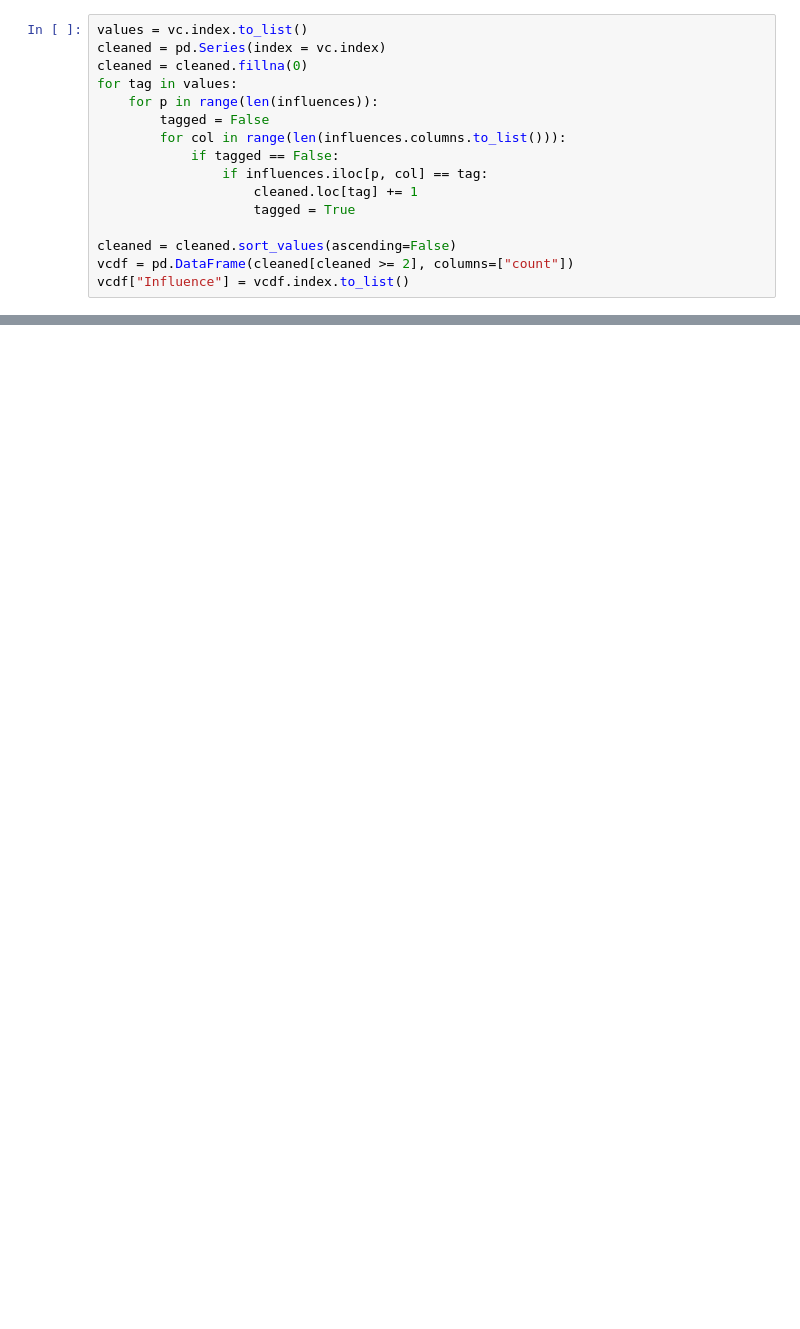
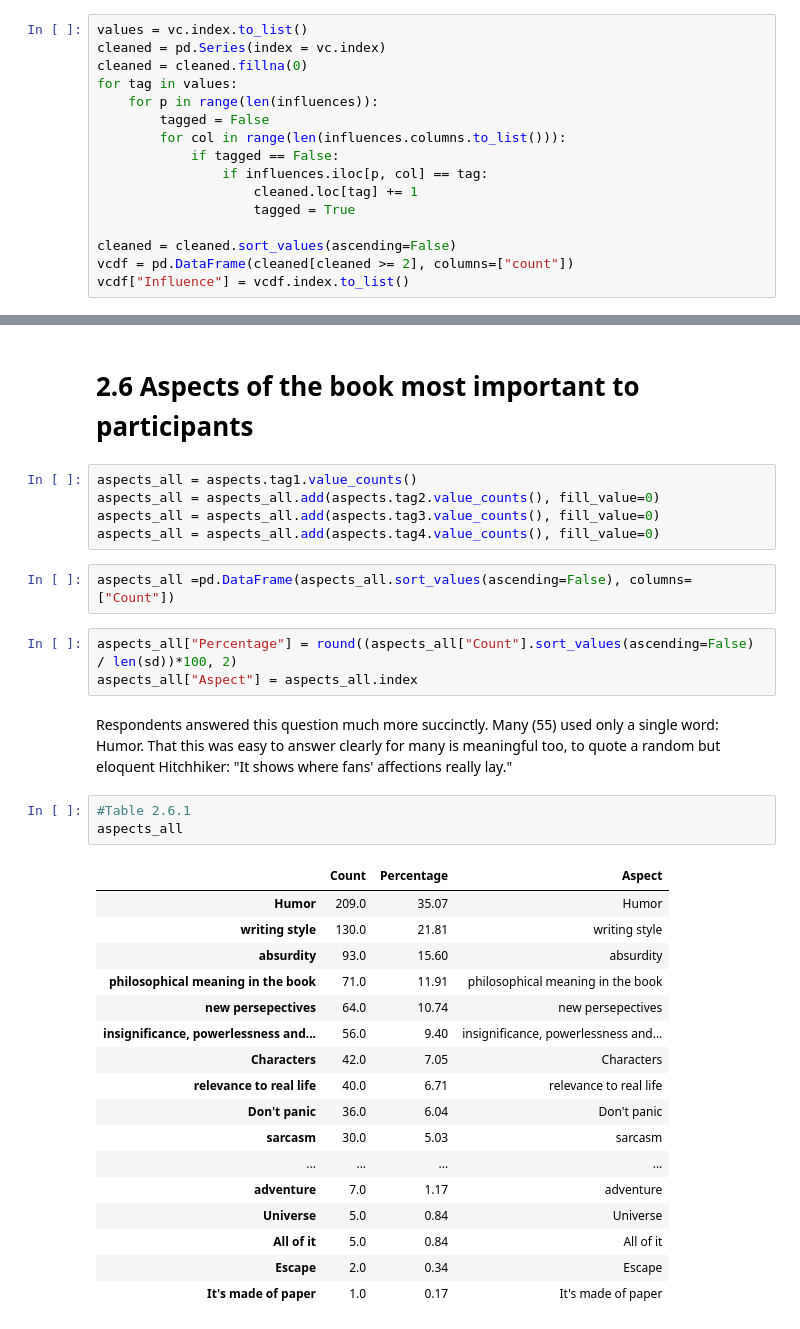
Before and after one commit to aegonwolf/hhg2g, a Jupyter notebook: hhg2g.ipynb, the cells around one changed output, grey strips where cells are left out. Drawn from its saved outputs; the diff is of its cells as text; blank space fills up the shorter version.

```diff
--- a/hhg2g.ipynb
+++ b/hhg2g.ipynb
@@ -413,0 +428,36 @@ Aspect respondent 401 found the most interesting: The absurdity
+# %% [markdown]
+# 2.6 Aspects of the book most important to participants
+# %%
+aspects_all = aspects.tag1.value_counts()
+aspects_all = aspects_all.add(aspects.tag2.value_counts(), fill_value=0)
+aspects_all = aspects_all.add(aspects.tag3.value_counts(), fill_value=0)
+aspects_all = aspects_all.add(aspects.tag4.value_counts(), fill_value=0)
+# %%
+aspects_all =pd.DataFrame(aspects_all.sort_values(ascending=False), columns=["Count"])
+# %%
+aspects_all["Percentage"] = round((aspects_all["Count"].sort_values(ascending=False) / len(sd))*100, 2)
+aspects_all["Aspect"] = aspects_all.index
+# %% [markdown]
+Respondents answered this question much more succinctly. Many (55) used only a single word: Humor.
+That this was easy to answer clearly for many is meaningful too, to quote a random but eloquent Hitchhiker: "It shows where fans' affections really lay."
+# %%
+#Table 2.6.1
+aspects_all
+# %% [output]
+|  | Count | Percentage | Aspect |
+| Humor | 209.0 | 35.07 | Humor |
+| writing style | 130.0 | 21.81 | writing style |
+| absurdity | 93.0 | 15.60 | absurdity |
+| philosophical meaning in the book | 71.0 | 11.91 | philosophical meaning in the book |
+| new persepectives | 64.0 | 10.74 | new persepectives |
+| insignificance, powerlessness and... | 56.0 | 9.40 | insignificance, powerlessness and... |
+| Characters | 42.0 | 7.05 | Characters |
+| relevance to real life | 40.0 | 6.71 | relevance to real life |
+| Don't panic | 36.0 | 6.04 | Don't panic |
+| sarcasm | 30.0 | 5.03 | sarcasm |
+| ... | ... | ... | ... |
+| adventure | 7.0 | 1.17 | adventure |
+| Universe | 5.0 | 0.84 | Universe |
+| All of it | 5.0 | 0.84 | All of it |
+| Escape | 2.0 | 0.34 | Escape |
+| It's made of paper | 1.0 | 0.17 | It's made of paper |
```
Also changed, not shown: parts of 29 cells of this notebook.
